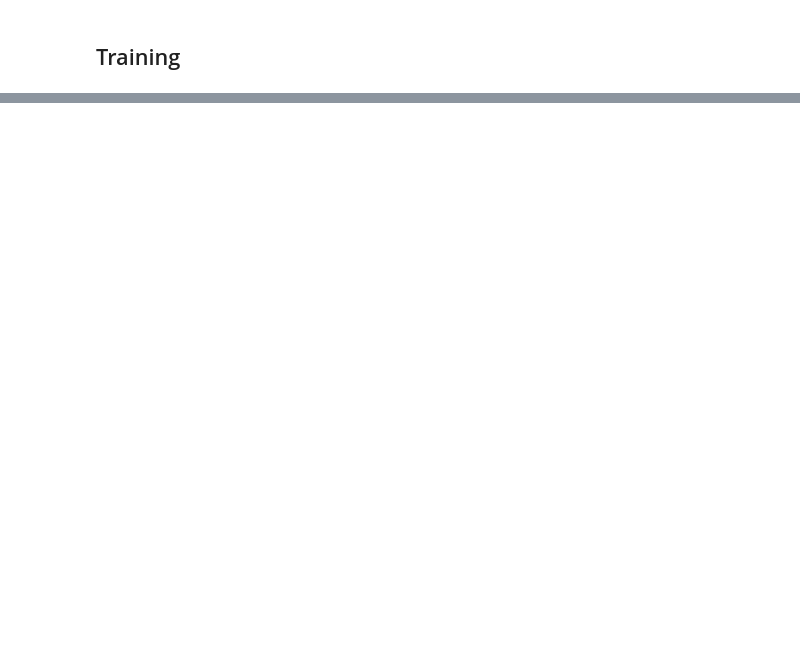
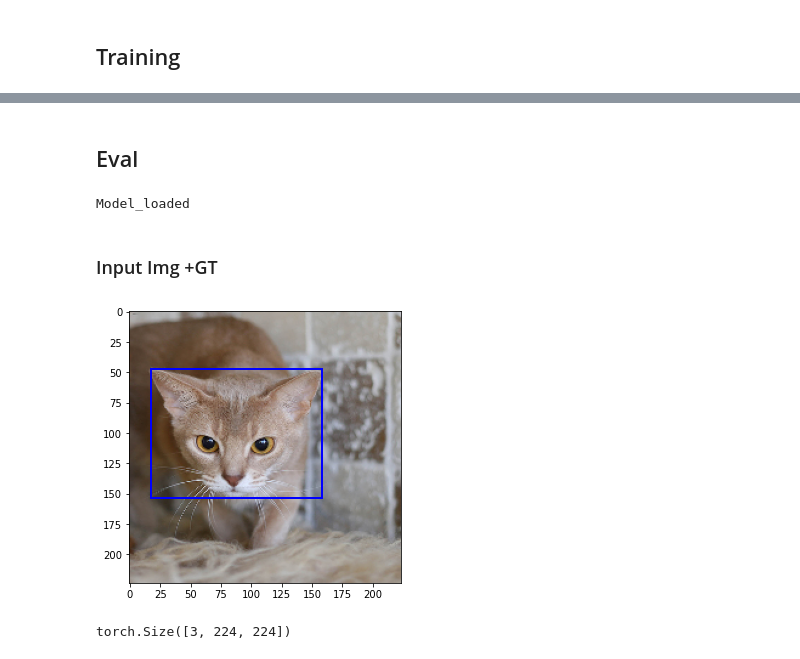
Before and after one commit to hslrock/ObjectDetection_, a Jupyter notebook: 2_FAST_RCNN.ipynb, the cells around one changed output, grey strips where cells are left out. Cells and saved outputs as stored; diff of their text form; code cells hidden in the pictures; blank space fills up the shorter version.

```diff
--- a/2_FAST_RCNN.ipynb
+++ b/2_FAST_RCNN.ipynb
@@ -117,20 +117,18 @@ class PetData(Dataset):
                 for dicts in regions:
                     region_np.append((np.array(dicts['rect'],dtype=np.float)))
                 region_np=np.stack(region_np)
-                region_np=region_np[np.where(region_np[:,5]>0.1)]
 
                 region_np=torch.from_numpy(region_np)
                 region_np=torch.stack([torch.clamp(region_np[:,0]-16,0,img_shape[1]),
                                        torch.clamp(region_np[:,1]-16,0,img_shape[0]),
                                        torch.clamp(region_np[:,2]+16,0,img_shape[1]),
-                                       torch.clamp(region_np[:,3]+16,0,img_shape[0]),
-                                       region_np[:,4]],dim=1)
-
+                                       torch.clamp(region_np[:,3]+16,0,img_shape[0])],dim=1)
+                return self.torch_transform(image_aug), bbs_aug,region_np,
 
         return self.torch_transform(image_aug), bbs_aug,region_np,labels,bbox_idx
 # %%
 train_ds = PetData(train, train=True, ssearch=True)
-valid_ds= PetData(valid, train=True,ssearch=True)
+valid_ds= PetData(valid, train=False,ssearch=True)
 
 BATCH_SIZE=2
 def collate_fn(batch):
@@ -435,0 +406,37 @@ ValueError: only one element tensors can be converted to Python scalars
+# %% [markdown]
+## Eval
+# %%
+single_valid=valid_ds[2]
+# %%
+fastRCNN=Fast_RCNN()
+
+fastRCNN.load_state_dict(torch.load("pretrained_model/FastRCNN_42.pth"))
+fastRCNN.eval()
+print("Model_loaded")
+# %% [output]
+Model_loaded
+# %%
+img,gt_bbox,proposed_regions=single_valid
+# %% [markdown]
+### Input Img +GT
+# %%
+fig, ax = plt.subplots(figsize=(5,5))
+
+ax.imshow(T.ToPILImage()(img*0.5+0.5))
+for bbox in gt_bbox:
+    xy=(bbox[0],bbox[1])
+    width=bbox[2]-bbox[0]
+    height=bbox[3]-bbox[1]
+    ax.add_patch(
+     patches.Rectangle(
+        xy,
+        width,
+        height,
+        edgecolor = 'blue',
+        fill=False,
+         linewidth=2) )
+plt.show()
+single_valid[0].shape
+# %% [output]
+[figure, added]
+torch.Size([3, 224, 224])
```
Also changed, not shown: parts of 33 cells of this notebook, 2 other files.
